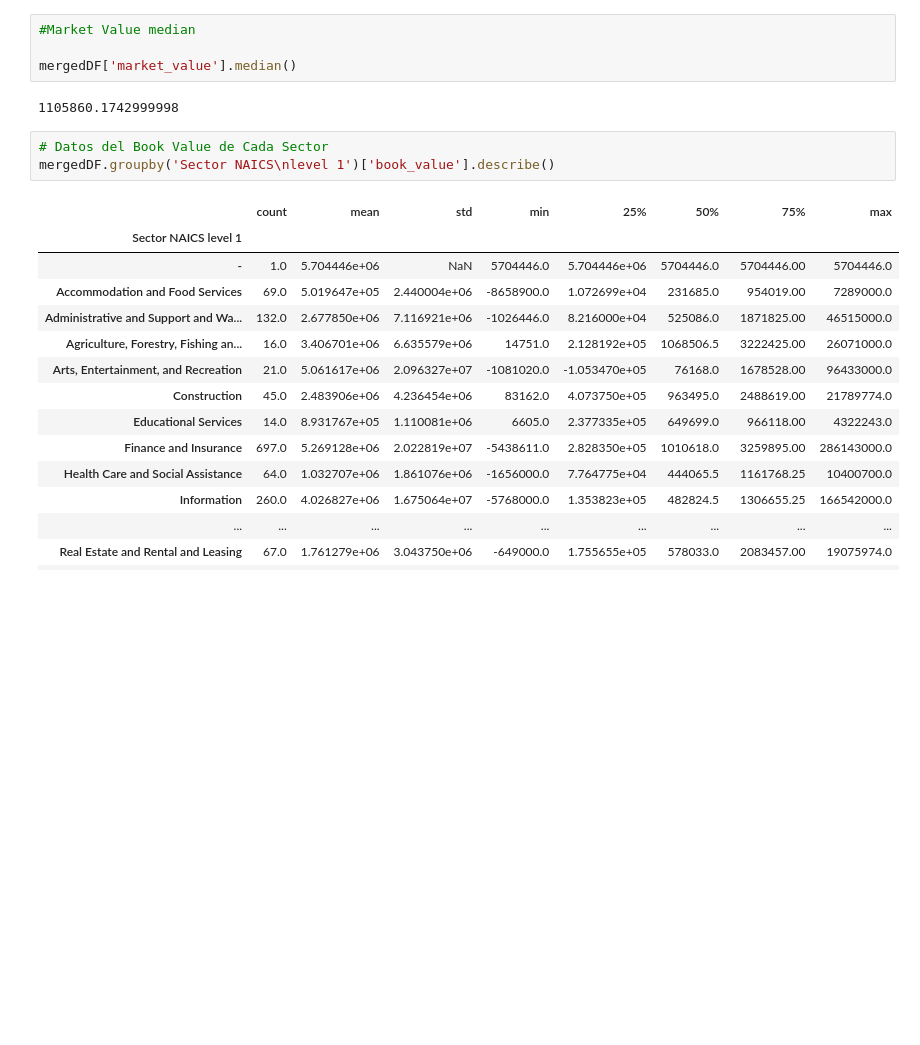
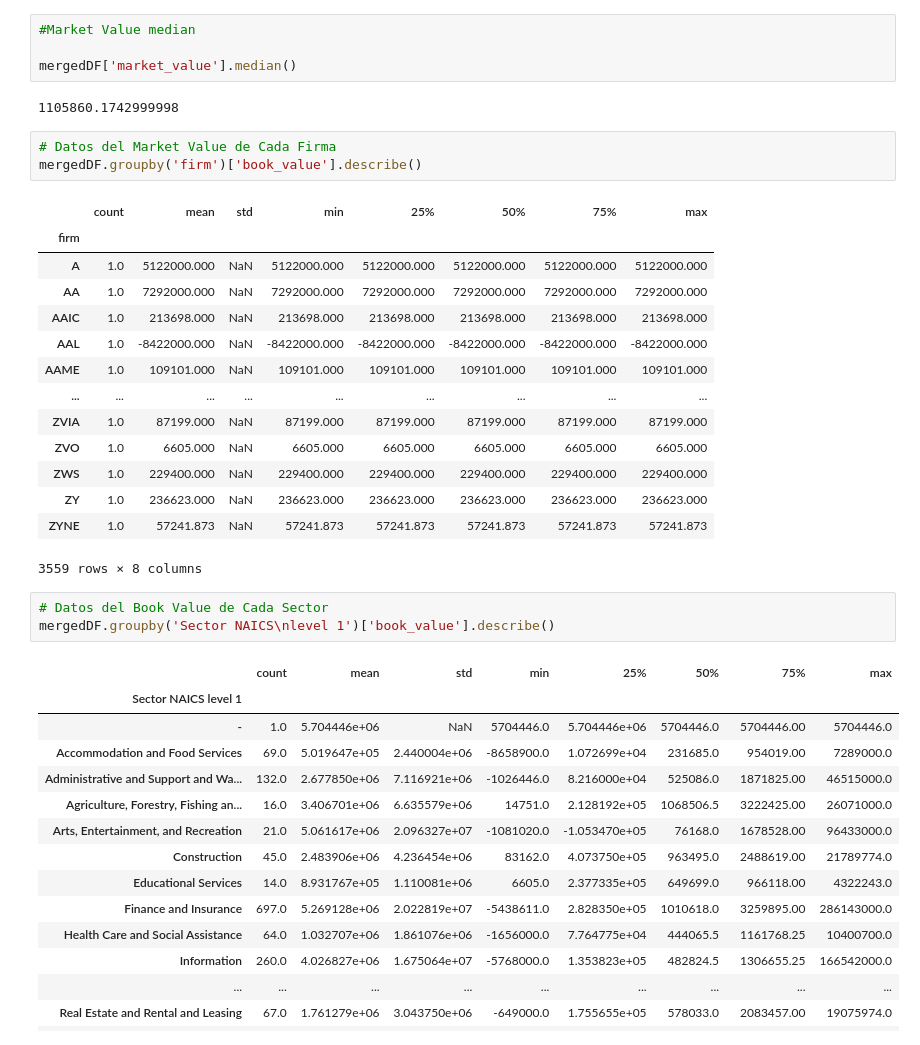
Before and after one commit to DanielMuni/Modulo1_Business-case, a Jupyter notebook: DMM_Business_case.ipynb, the cells around one changed output. Cells and saved outputs as stored; diff of their text form; blank space fills up the shorter version.

```diff
--- a/BusinessCase-V1_1.ipynb
+++ b/DMM_Business_case.ipynb
@@ -318,6 +338,24 @@ sns.boxenplot(x='Sector NAICS\nlevel 1', y='market_value', data=mergedDF)
 mergedDF['market_value'].median()
 # %% [output]
 1105860.1742999998
+# %%
+# Datos del Market Value de Cada Firma
+mergedDF.groupby('firm')['book_value'].describe()
+# %% [output]
+|  | count | mean | std | min | 25% | 50% | 75% | max |
+| firm |  |  |  |  |  |  |  |  |
+| A | 1.0 | 5122000.000 | NaN | 5122000.000 | 5122000.000 | 5122000.000 | 5122000.000 | 5122000.000 |
+| AA | 1.0 | 7292000.000 | NaN | 7292000.000 | 7292000.000 | 7292000.000 | 7292000.000 | 7292000.000 |
+| AAIC | 1.0 | 213698.000 | NaN | 213698.000 | 213698.000 | 213698.000 | 213698.000 | 213698.000 |
+| AAL | 1.0 | -8422000.000 | NaN | -8422000.000 | -8422000.000 | -8422000.000 | -8422000.000 | -8422000.000 |
+| AAME | 1.0 | 109101.000 | NaN | 109101.000 | 109101.000 | 109101.000 | 109101.000 | 109101.000 |
+| ... | ... | ... | ... | ... | ... | ... | ... | ... |
+| ZVIA | 1.0 | 87199.000 | NaN | 87199.000 | 87199.000 | 87199.000 | 87199.000 | 87199.000 |
+| ZVO | 1.0 | 6605.000 | NaN | 6605.000 | 6605.000 | 6605.000 | 6605.000 | 6605.000 |
+| ZWS | 1.0 | 229400.000 | NaN | 229400.000 | 229400.000 | 229400.000 | 229400.000 | 229400.000 |
+| ZY | 1.0 | 236623.000 | NaN | 236623.000 | 236623.000 | 236623.000 | 236623.000 | 236623.000 |
+| ZYNE | 1.0 | 57241.873 | NaN | 57241.873 | 57241.873 | 57241.873 | 57241.873 | 57241.873 |
+3559 rows × 8 columns
 # %%
 # Datos del Book Value de Cada Sector
 mergedDF.groupby('Sector NAICS\nlevel 1')['book_value'].describe()
```
Also changed, not shown: parts of 13 cells of this notebook.
